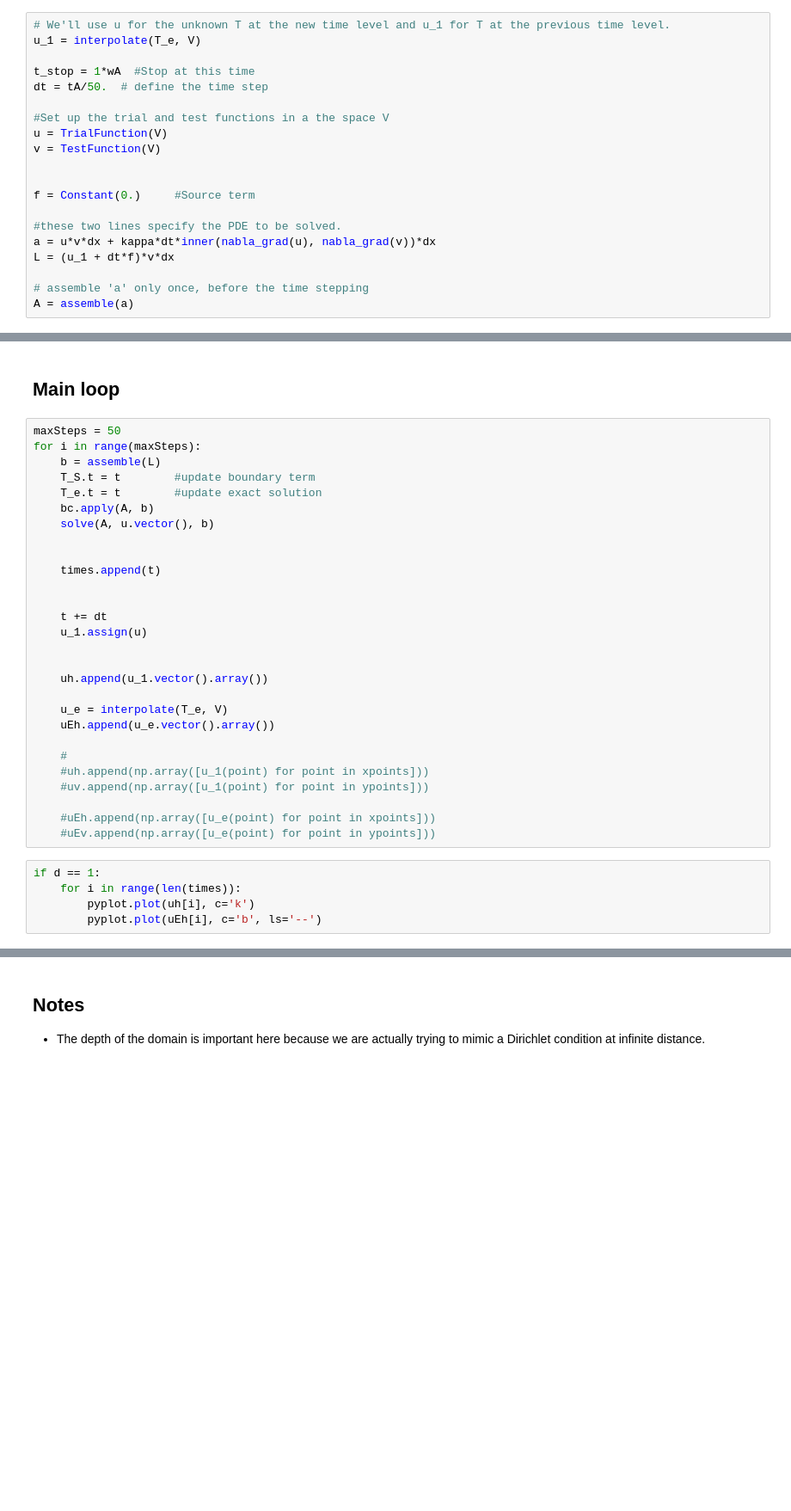
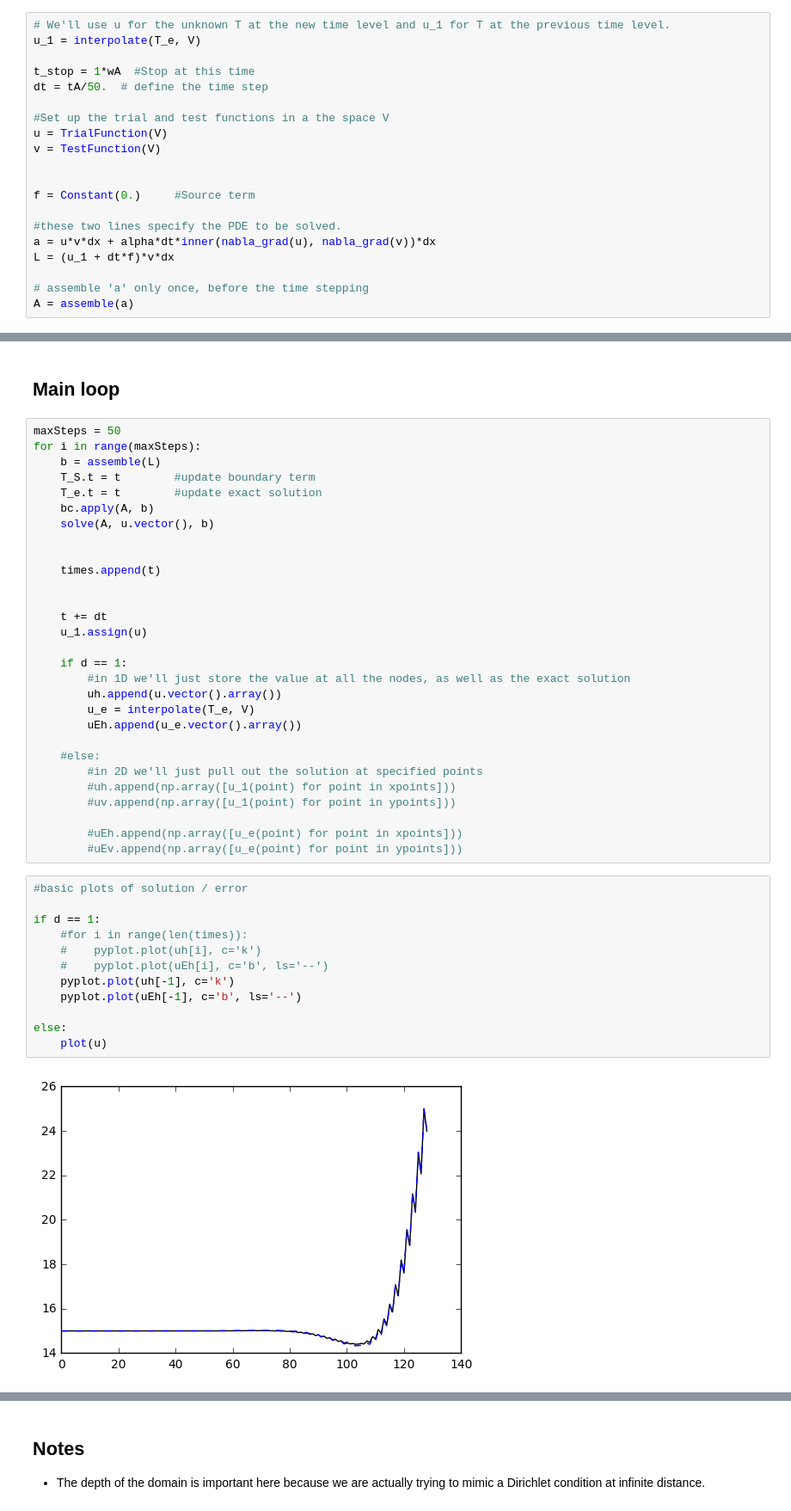
Before and after one commit to dansand/fenicsHeat, a Jupyter notebook: oscillating.ipynb, the cells around one changed output, grey strips where cells are left out. Shown: that part at 86% size. Cells and saved outputs as stored; diff of their text form; blank space fills up the shorter version.

```diff
--- a/oscillating.ipynb
+++ b/oscillating.ipynb
@@ -238,7 +241,7 @@ v = TestFunction(V)
 f = Constant(0.)     #Source term
 
 #these two lines specify the PDE to be solved.
-a = u*v*dx + kappa*dt*inner(nabla_grad(u), nabla_grad(v))*dx
+a = u*v*dx + alpha*dt*inner(nabla_grad(u), nabla_grad(v))*dx
 L = (u_1 + dt*f)*v*dx
 
 # assemble 'a' only once, before the time stepping
@@ -286,20 +288,30 @@ for i in range(maxSteps):
     t += dt
     u_1.assign(u)
 
+    if d == 1:
+        #in 1D we'll just store the value at all the nodes, as well as the exact solution
+        uh.append(u.vector().array())
+        u_e = interpolate(T_e, V)
+        uEh.append(u_e.vector().array())
 
-    uh.append(u_1.vector().array())
+    #else:
+        #in 2D we'll just pull out the solution at specified points
+        #uh.append(np.array([u_1(point) for point in xpoints]))
+        #uv.append(np.array([u_1(point) for point in ypoints]))
 
-    u_e = interpolate(T_e, V)
-    uEh.append(u_e.vector().array())
-
-    #
-    #uh.append(np.array([u_1(point) for point in xpoints]))
-    #uv.append(np.array([u_1(point) for point in ypoints]))
-
-    #uEh.append(np.array([u_e(point) for point in xpoints]))
-    #uEv.append(np.array([u_e(point) for point in ypoints]))
+        #uEh.append(np.array([u_e(point) for point in xpoints]))
+        #uEv.append(np.array([u_e(point) for point in ypoints]))
 # %%
+#basic plots of solution / error
+
 if d == 1:
-    for i in range(len(times)):
-        pyplot.plot(uh[i], c='k')
-        pyplot.plot(uEh[i], c='b', ls='--')
+    #for i in range(len(times)):
+    #    pyplot.plot(uh[i], c='k')
+    #    pyplot.plot(uEh[i], c='b', ls='--')
+    pyplot.plot(uh[-1], c='k')
+    pyplot.plot(uEh[-1], c='b', ls='--')
+
+else:
+    plot(u)
+# %% [output]
+[figure, added]
```
Also changed, not shown: parts of 17 cells of this notebook.
